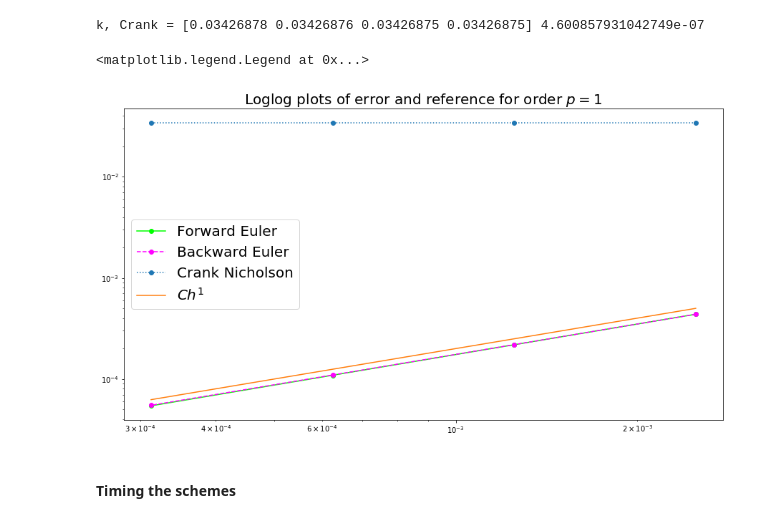
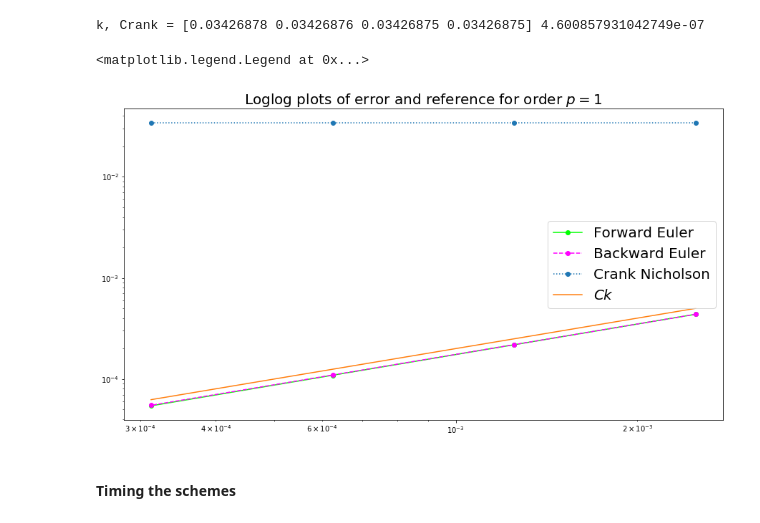
Before and after one commit to ulrikunneberg/NumDiff_prosjekt, a Jupyter notebook: Test.ipynb, the cells around one changed output. Drawn from its saved outputs; the diff is of its cells as text; code cells hidden in the pictures.

Commit message:
loglog update

```diff
--- a/Test.ipynb
+++ b/Test.ipynb
@@ -577,14 +578,14 @@ k, Crank = [0.03426878 0.03426876 0.03426875 0.03426875] 4.600857931042749e-07
 # %%
 plt.figure(figsize=(15,8))
 plt.title(r'Loglog plots of error and reference for order $p=1$', fontsize=20)
 plt.loglog(ks, error_forward_k,'o-', linestyle='-', color="lime", label="Forward Euler")
 plt.loglog(ks, error_backward_k, 'o-', linestyle='--',  color="magenta", label="Backward Euler")
 plt.loglog(ks, error_crank_k,'o-', linestyle=':', label="Crank Nicholson")
-plt.loglog(ks, 0.2*ks, label=r'$Ch^{1}$')
+plt.loglog(ks, 0.2*ks, label=r'$Ck$')
 plt.legend(fontsize=20)
 # %% [output]
 <matplotlib.legend.Legend at 0x...>
-[figure, old version]
+[figure, new version]
 # %% [markdown]
 #### Timing the schemes
 # %%
```
Also changed, not shown: parts of 2 cells of this notebook, 1 other file.
